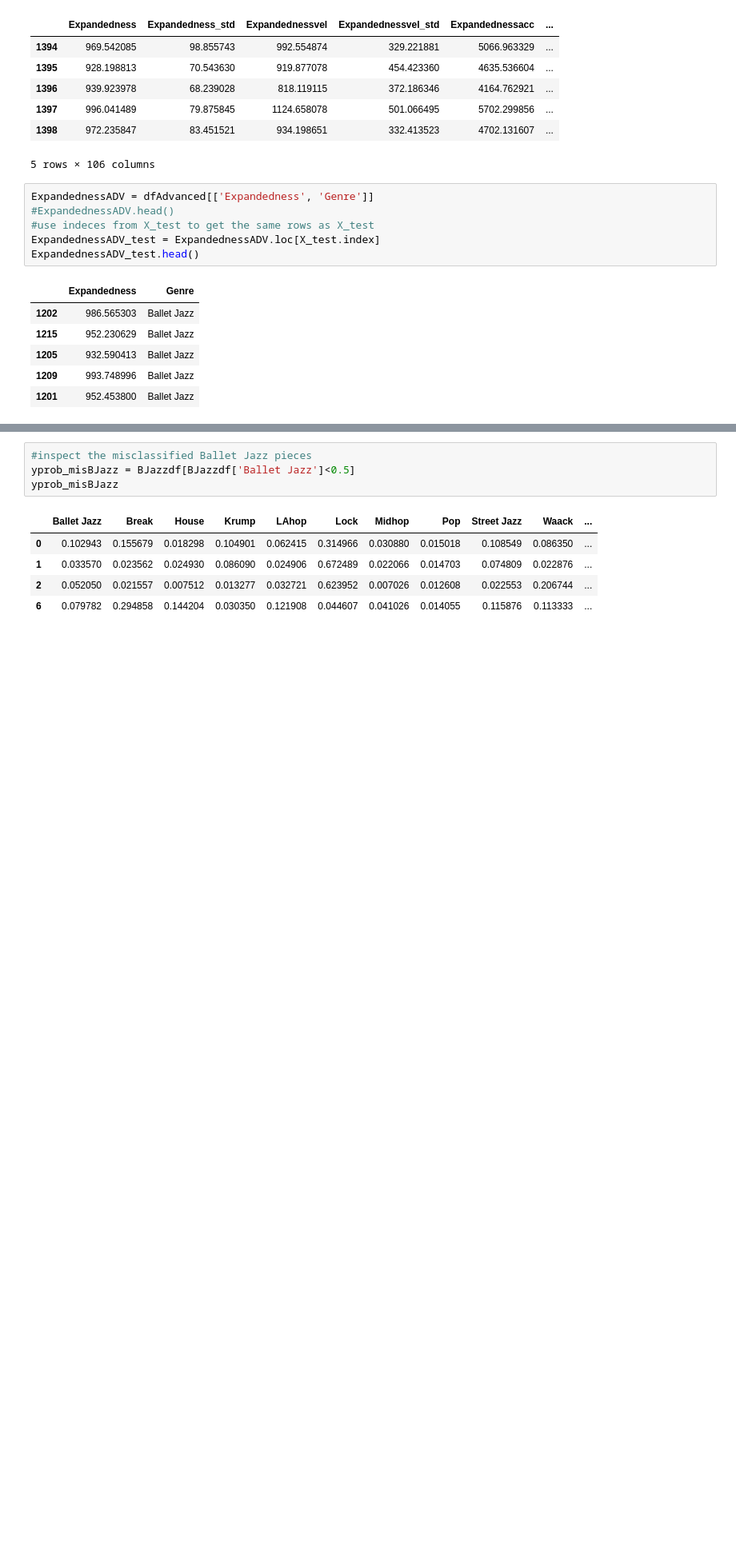
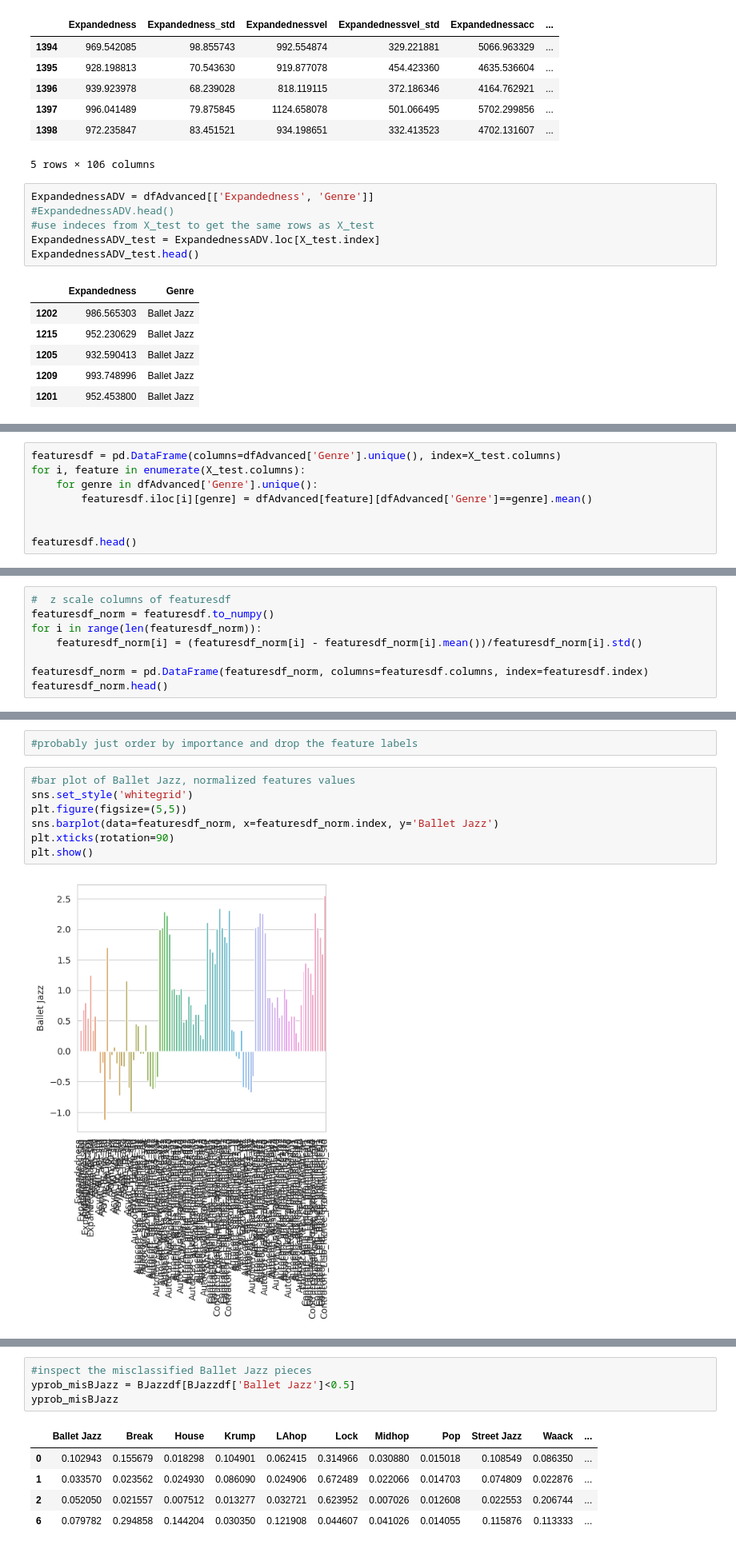
Before and after one commit to tBenBaker/MovementClassifier, a Jupyter notebook: DanceProj1/notebooks/03_inspectiondraft.ipynb, the cells around one changed output, grey strips where cells are left out. Shown at 80% size. Drawn from its saved outputs; the diff is of its cells as text; blank space fills up the shorter version.

Commit message:
code for featuredataframes

```diff
--- a/DanceProj1/notebooks/03_inspectiondraft.ipynb
+++ b/DanceProj1/notebooks/03_inspectiondraft.ipynb
@@ -178,0 +144,8 @@ for data in dataFM['Ballet Jazz']:
+# %%
+featuresdf = pd.DataFrame(columns=dfAdvanced['Genre'].unique(), index=X_test.columns)
+for i, feature in enumerate(X_test.columns):
+    for genre in dfAdvanced['Genre'].unique():
+        featuresdf.iloc[i][genre] = dfAdvanced[feature][dfAdvanced['Genre']==genre].mean()
+
+
+featuresdf.head()
@@ -178,0 +159,8 @@ for data in dataFM['Ballet Jazz']:
+# %%
+#  z scale columns of featuresdf
+featuresdf_norm = featuresdf.to_numpy()
+for i in range(len(featuresdf_norm)):
+    featuresdf_norm[i] = (featuresdf_norm[i] - featuresdf_norm[i].mean())/featuresdf_norm[i].std()
+
+featuresdf_norm = pd.DataFrame(featuresdf_norm, columns=featuresdf.columns, index=featuresdf.index)
+featuresdf_norm.head()
@@ -178,0 +174,11 @@ for data in dataFM['Ballet Jazz']:
+# %%
+#probably just order by importance and drop the feature labels
+# %%
+#bar plot of Ballet Jazz, normalized features values
+sns.set_style('whitegrid')
+plt.figure(figsize=(5,5))
+sns.barplot(data=featuresdf_norm, x=featuresdf_norm.index, y='Ballet Jazz')
+plt.xticks(rotation=90)
+plt.show()
+# %% [output]
+[figure, added]
```
Also changed, not shown: parts of 10 cells of this notebook, 1 other file.
